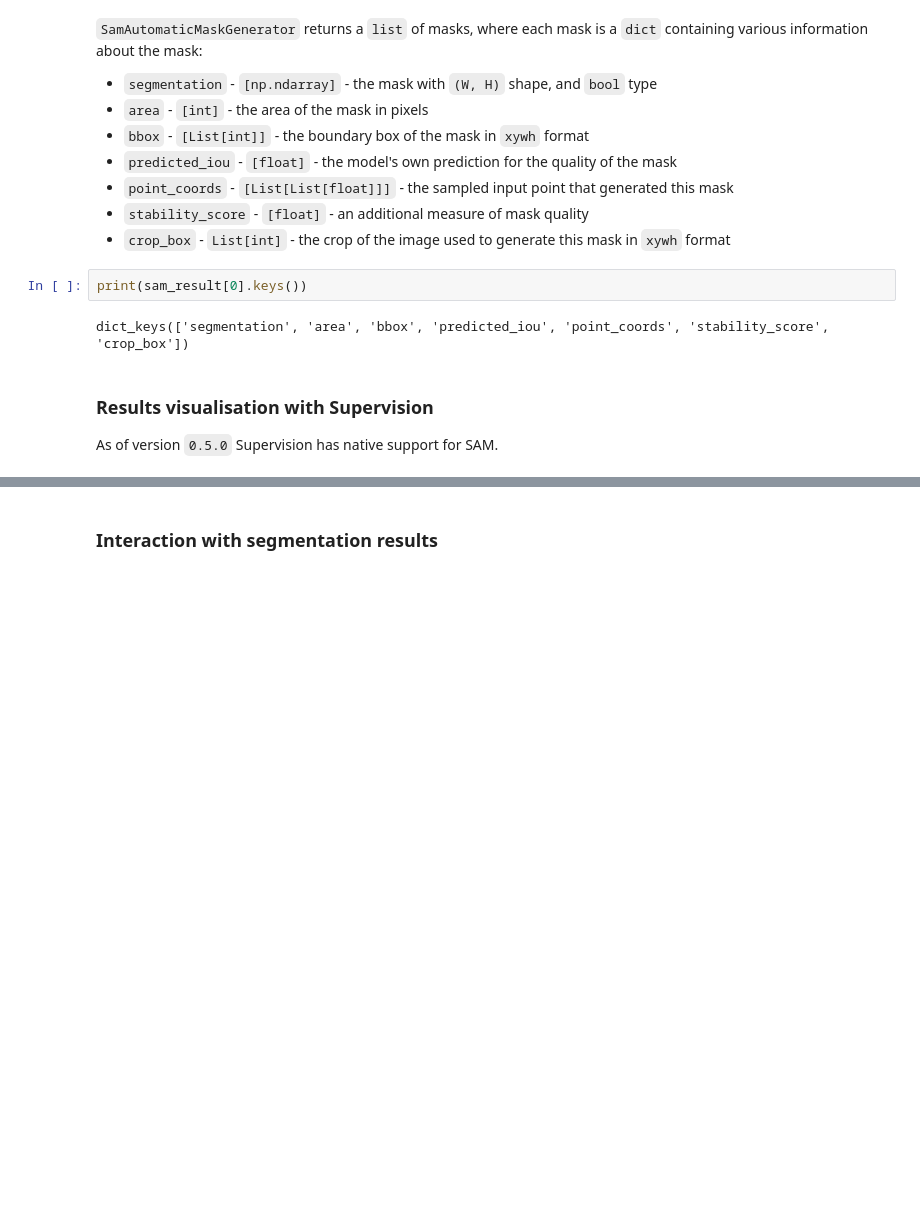
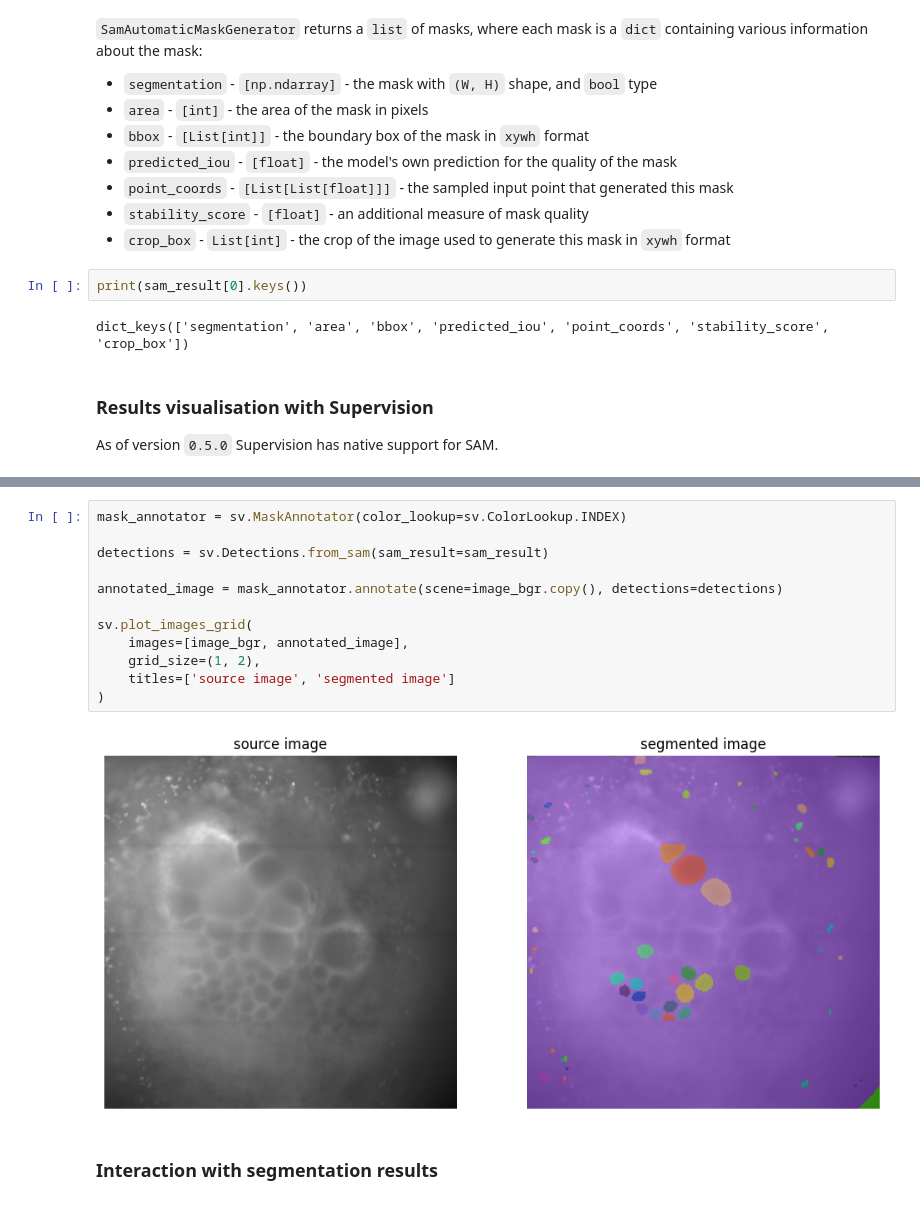
Before and after one commit to svanaki1/TESTING, a Jupyter notebook: notebooks/how-to-segment-anything-with-sam.ipynb, the cells around one changed output, grey strips where cells are left out. Drawn from its saved outputs; the diff is of its cells as text; blank space fills up the shorter version.

```diff
--- a/notebooks/how-to-segment-anything-with-sam.ipynb
+++ b/notebooks/how-to-segment-anything-with-sam.ipynb
@@ -192,2 +201,16 @@ sv.plot_images_grid(
+# %%
+mask_annotator = sv.MaskAnnotator(color_lookup=sv.ColorLookup.INDEX)
+
+detections = sv.Detections.from_sam(sam_result=sam_result)
+
+annotated_image = mask_annotator.annotate(scene=image_bgr.copy(), detections=detections)
+
+sv.plot_images_grid(
+    images=[image_bgr, annotated_image],
+    grid_size=(1, 2),
+    titles=['source image', 'segmented image']
+)
+# %% [output]
+[figure, added]
 # %% [markdown]
 ### Interaction with segmentation results
```
Also changed, not shown: parts of 23 cells of this notebook.
